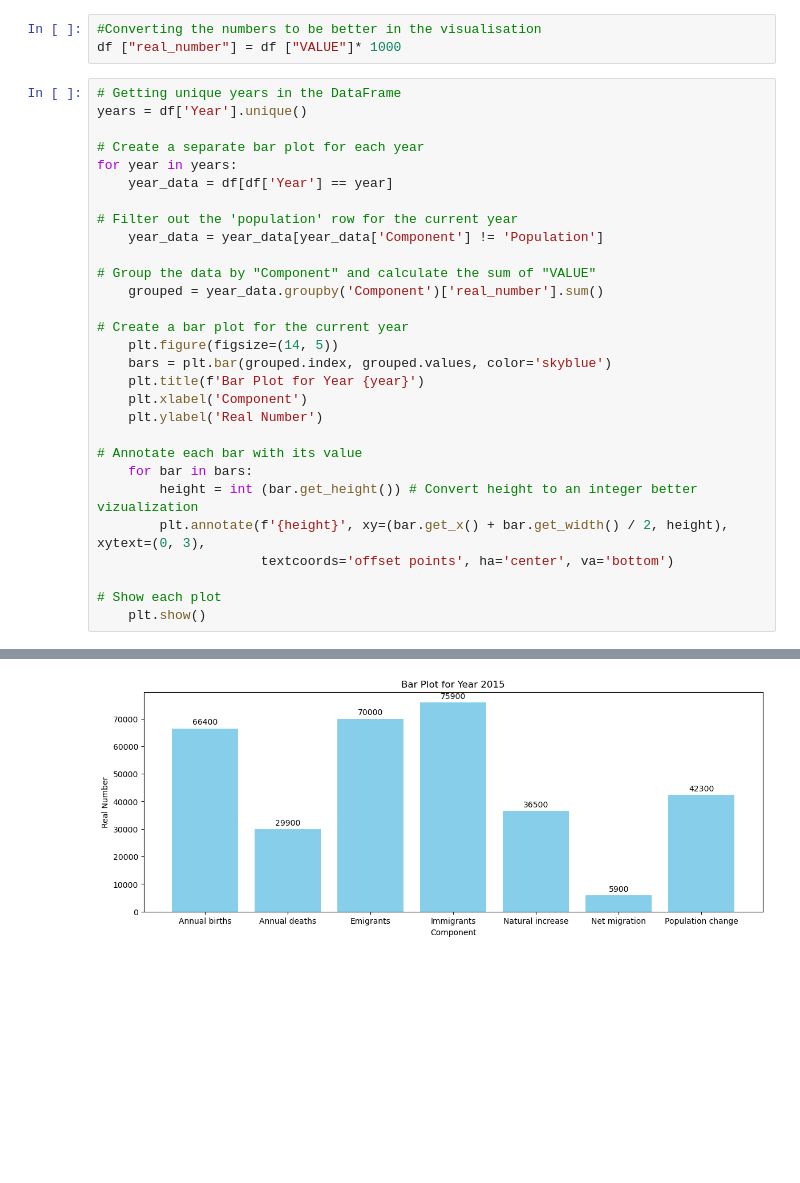
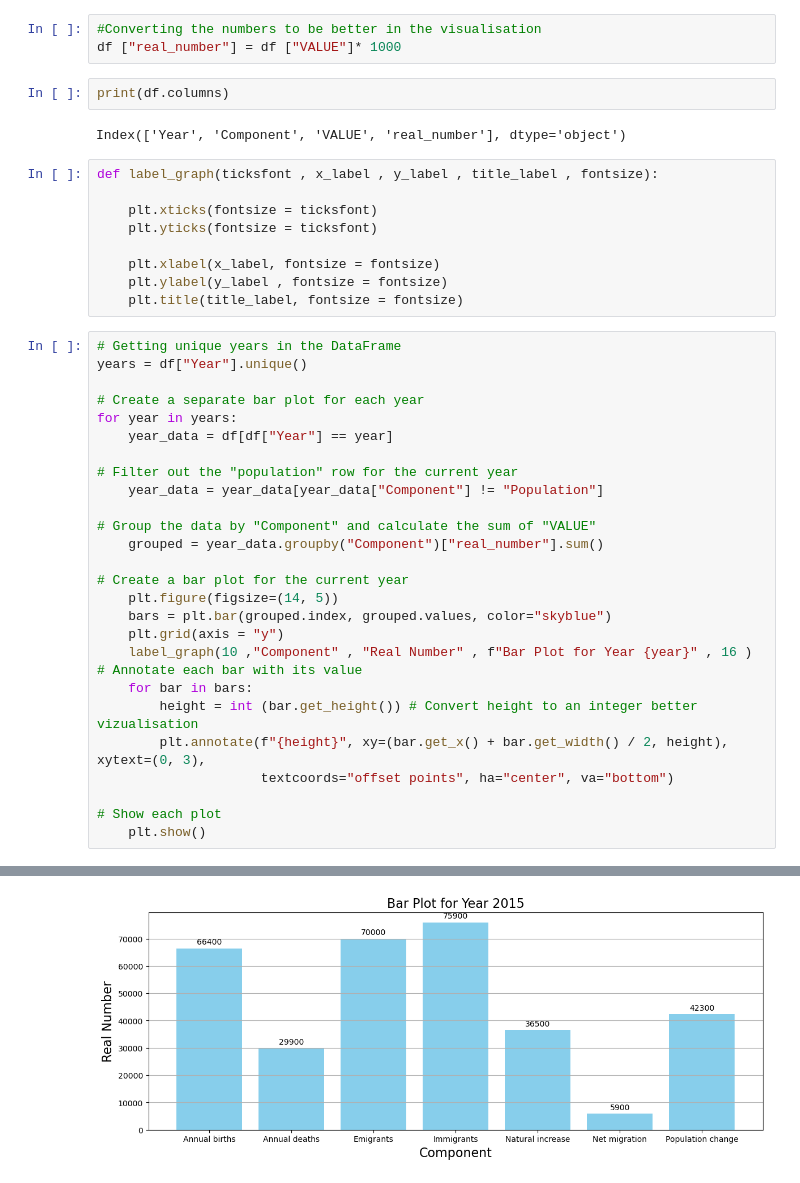
Before and after one commit to Lylkend-Albuquerque/CA1-2023, a Jupyter notebook: CA-1.ipynb, the cells around one changed output, grey strips where cells are left out. Cells and saved outputs as stored; diff of their text form; blank space fills up the shorter version.

Commit message:
Add files via upload
new features, defined graph label, starting get a normal distribution

```diff
--- a/CA-1.ipynb
+++ b/CA-1.ipynb
@@ -61,32 +101,43 @@ df.drop(to_drop, inplace=True, axis=1)
 # %%
 #Converting the numbers to be better in the visualisation
 df ["real_number"] = df ["VALUE"]* 1000
+# %%
+print(df.columns)
+# %% [output]
+Index(['Year', 'Component', 'VALUE', 'real_number'], dtype='object')
+# %%
+def label_graph(ticksfont , x_label , y_label , title_label , fontsize):
+
+    plt.xticks(fontsize = ticksfont)
+    plt.yticks(fontsize = ticksfont)
+
+    plt.xlabel(x_label, fontsize = fontsize)
+    plt.ylabel(y_label , fontsize = fontsize)
+    plt.title(title_label, fontsize = fontsize)
 # %%
 # Getting unique years in the DataFrame
-years = df['Year'].unique()
+years = df["Year"].unique()
 
 # Create a separate bar plot for each year
 for year in years:
-    year_data = df[df['Year'] == year]
+    year_data = df[df["Year"] == year]
 
-# Filter out the 'population' row for the current year
-    year_data = year_data[year_data['Component'] != 'Population']
+# Filter out the "population" row for the current year
+    year_data = year_data[year_data["Component"] != "Population"]
 
 # Group the data by "Component" and calculate the sum of "VALUE"
-    grouped = year_data.groupby('Component')['real_number'].sum()
+    grouped = year_data.groupby("Component")["real_number"].sum()
 
 # Create a bar plot for the current year
     plt.figure(figsize=(14, 5))
-    bars = plt.bar(grouped.index, grouped.values, color='skyblue')
-    plt.title(f'Bar Plot for Year {year}')
-    plt.xlabel('Component')
-    plt.ylabel('Real Number')
-
+    bars = plt.bar(grouped.index, grouped.values, color="skyblue")
+    plt.grid(axis = "y")
+    label_graph(10 ,"Component" , "Real Number" , f"Bar Plot for Year {year}" , 16 )
 # Annotate each bar with its value
     for bar in bars:
-        height = int (bar.get_height()) # Convert height to an integer better vizualization
-        plt.annotate(f'{height}', xy=(bar.get_x() + bar.get_width() / 2, height), xytext=(0, 3),
-                     textcoords='offset points', ha='center', va='bottom')
+        height = int (bar.get_height()) # Convert height to an integer better vizualisation
+        plt.annotate(f"{height}", xy=(bar.get_x() + bar.get_width() / 2, height), xytext=(0, 3),
+                     textcoords="offset points", ha="center", va="bottom")
 
 # Show each plot
     plt.show()
@@ -95 +146 @@ for year in years:
-[figure, old version]
+[figure, new version]
```
Also changed, not shown: parts of 17 cells of this notebook.
